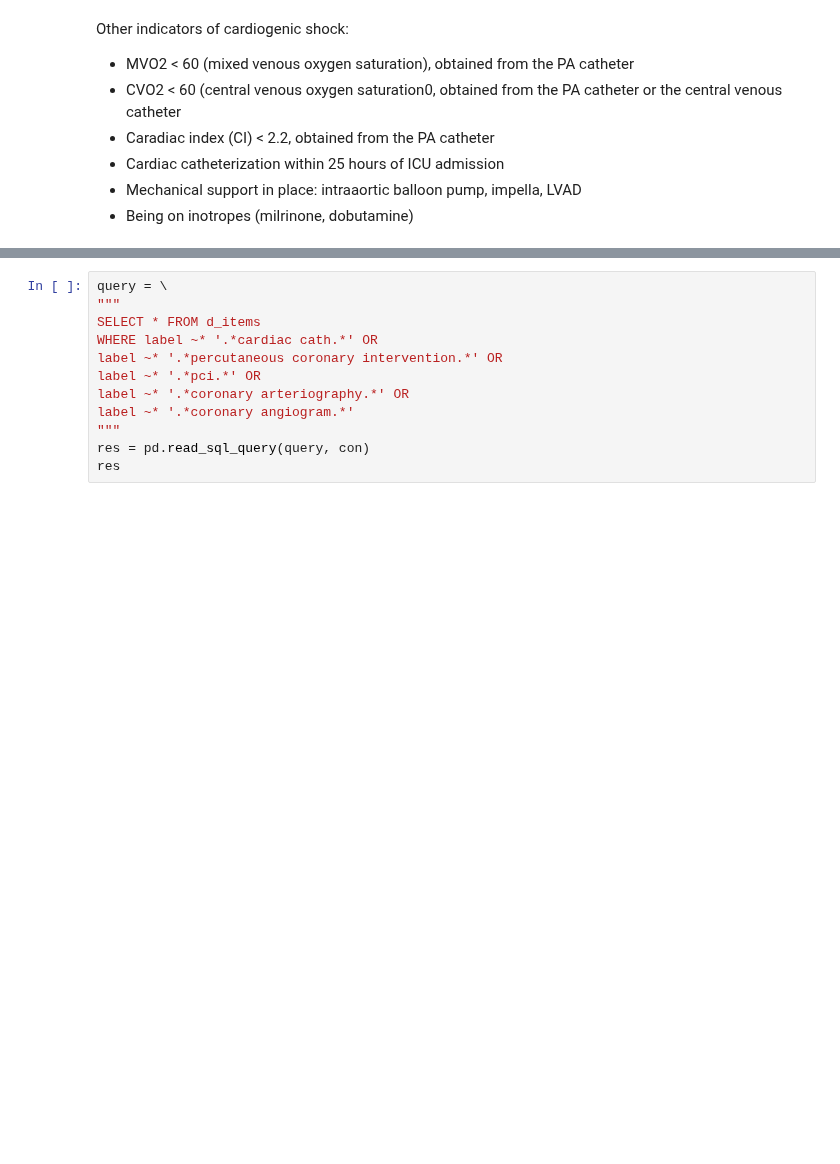
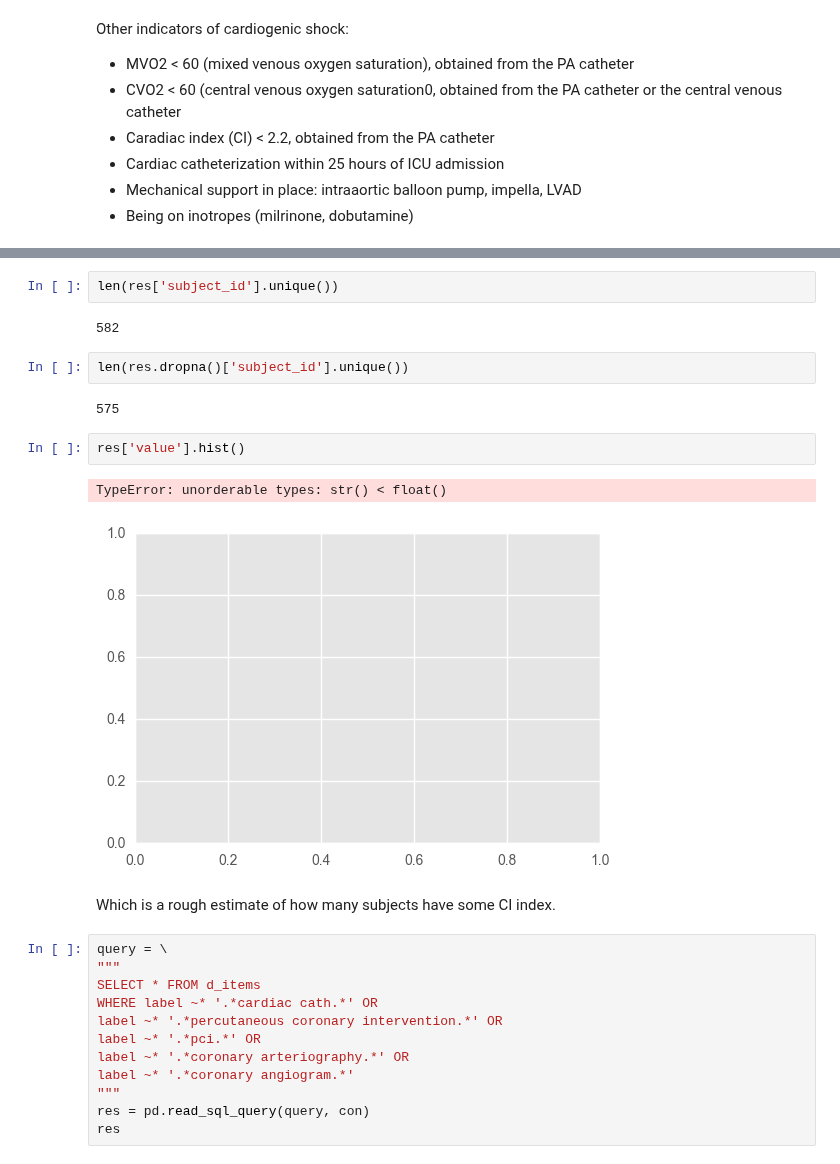
Before and after one commit to yhtgrace/echo, a Jupyter notebook: notebooks/161219_echo_outpatient_cardiogenic.ipynb, the cells around one changed output, grey strips where cells are left out. Drawn from its saved outputs; the diff is of its cells as text; blank space fills up the shorter version.

Commit message:
Get rough estimate of how many patients have cardiac index.

```diff
--- a/notebooks/161219_echo_outpatient_cardiogenic.ipynb
+++ b/notebooks/161219_echo_outpatient_cardiogenic.ipynb
@@ -95,6 +93,21 @@ res.head()
 | 2 | 67805 | 36 | 182104 | 280987 | 116 | 3.4708499908447266 |
 | 3 | 67805 | 36 | 182104 | 280987 | 116 | 2.1076200008392334 |
 | 4 | 67805 | 36 | 182104 | 280987 | 116 | 2.7040400505065918 |
+# %%
+len(res['subject_id'].unique())
+# %% [output]
+582
+# %%
+len(res.dropna()['subject_id'].unique())
+# %% [output]
+575
+# %%
+res['value'].hist()
+# %% [output]
+TypeError: unorderable types: str() < float()
+[figure, added]
+# %% [markdown]
+Which is a rough estimate of how many subjects have some CI index.
 # %%
 query = \
 """
```
Also changed, not shown: parts of 2 cells of this notebook.
